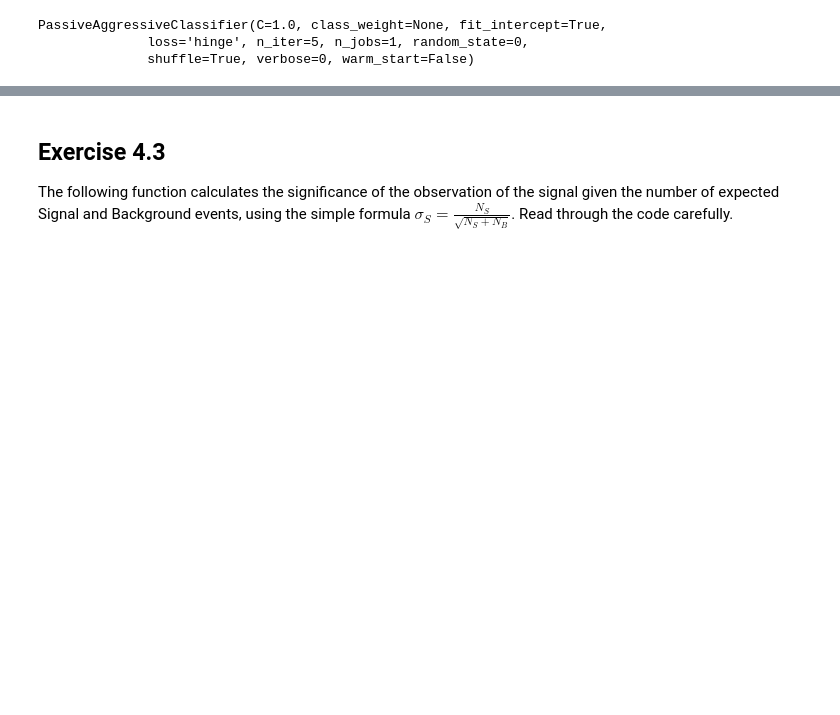
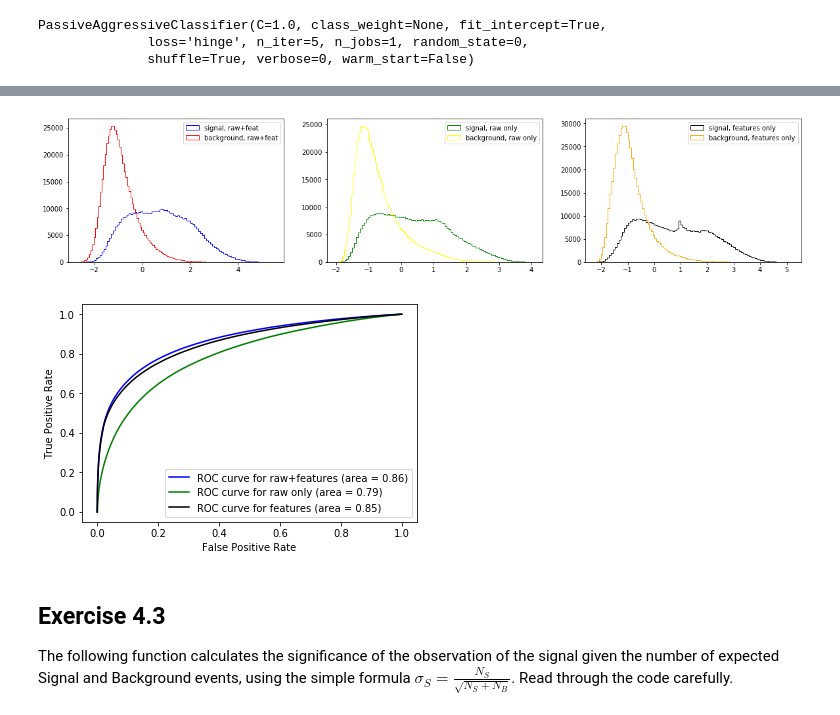
Before and after one commit to zacharyhinkle/DLHEP2018, a Jupyter notebook: Labs/Lab-4/Lab-4-v2-Solution.ipynb, the cells around one changed output, grey strips where cells are left out. Cells and saved outputs as stored; diff of their text form; code cells hidden in the pictures; blank space fills up the shorter version.

```diff
--- a/Labs/Lab-4/Lab-4-v2-Solution.ipynb
+++ b/Labs/Lab-4/Lab-4-v2-Solution.ipynb
@@ -259,4 +269,0 @@ plt.show()
-# %%
-from sklearn.svm import LinearSVC
-LinSVC = LinearSVC(random_state=0)
-LinSVC.fit(X_Train,y_Train)
@@ -272,3 +289,8 @@ AttributeError: 'KNeighborsClassifier' object has no attribute 'decision_functio
+# %%
+graphComps(svmFull,svmRaw,svmFeat)
+# %% [output]
+[figure, added]
+[figure, added]
 # %% [markdown]
 ## Exercise 4.3
 
```
Also changed, not shown: parts of 20 cells of this notebook.
